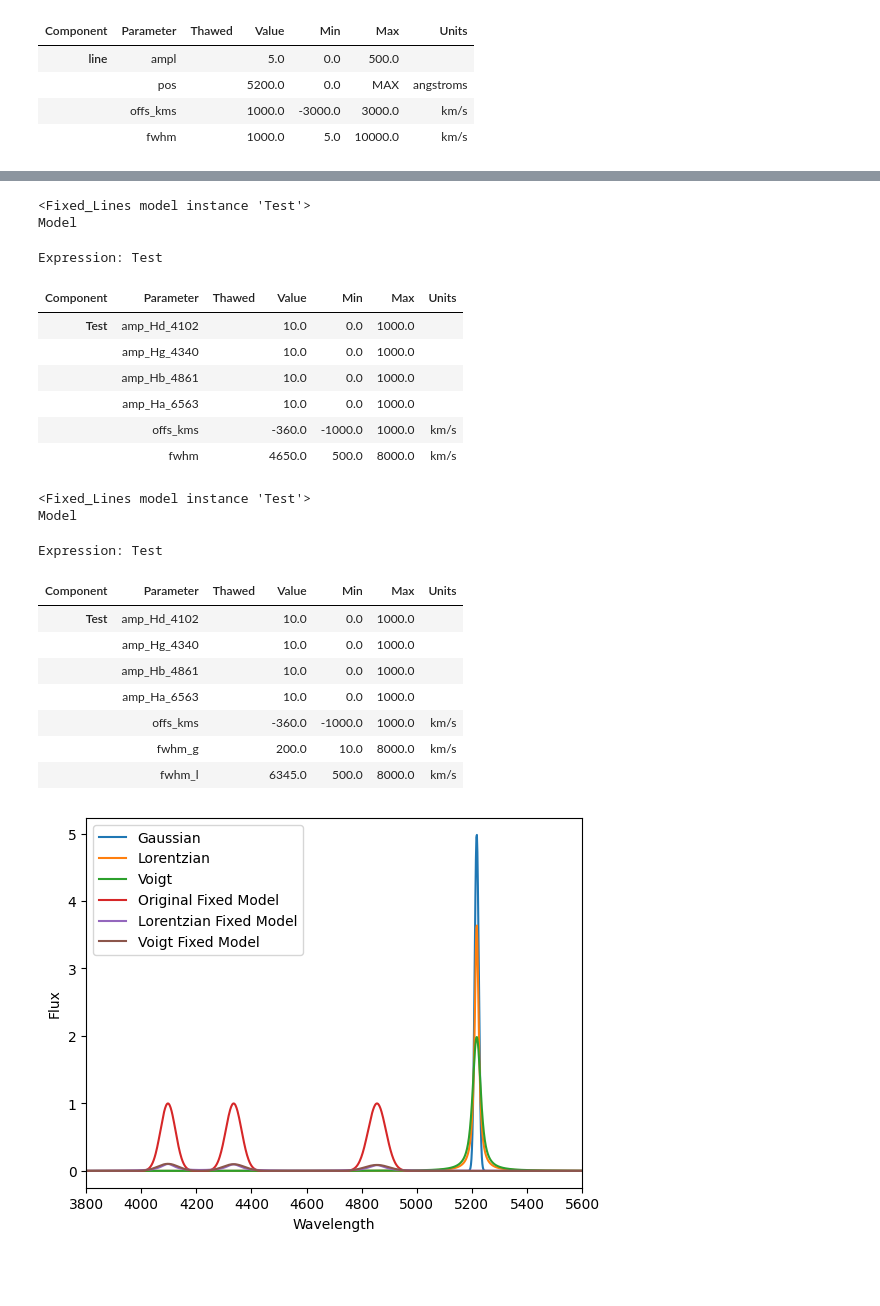
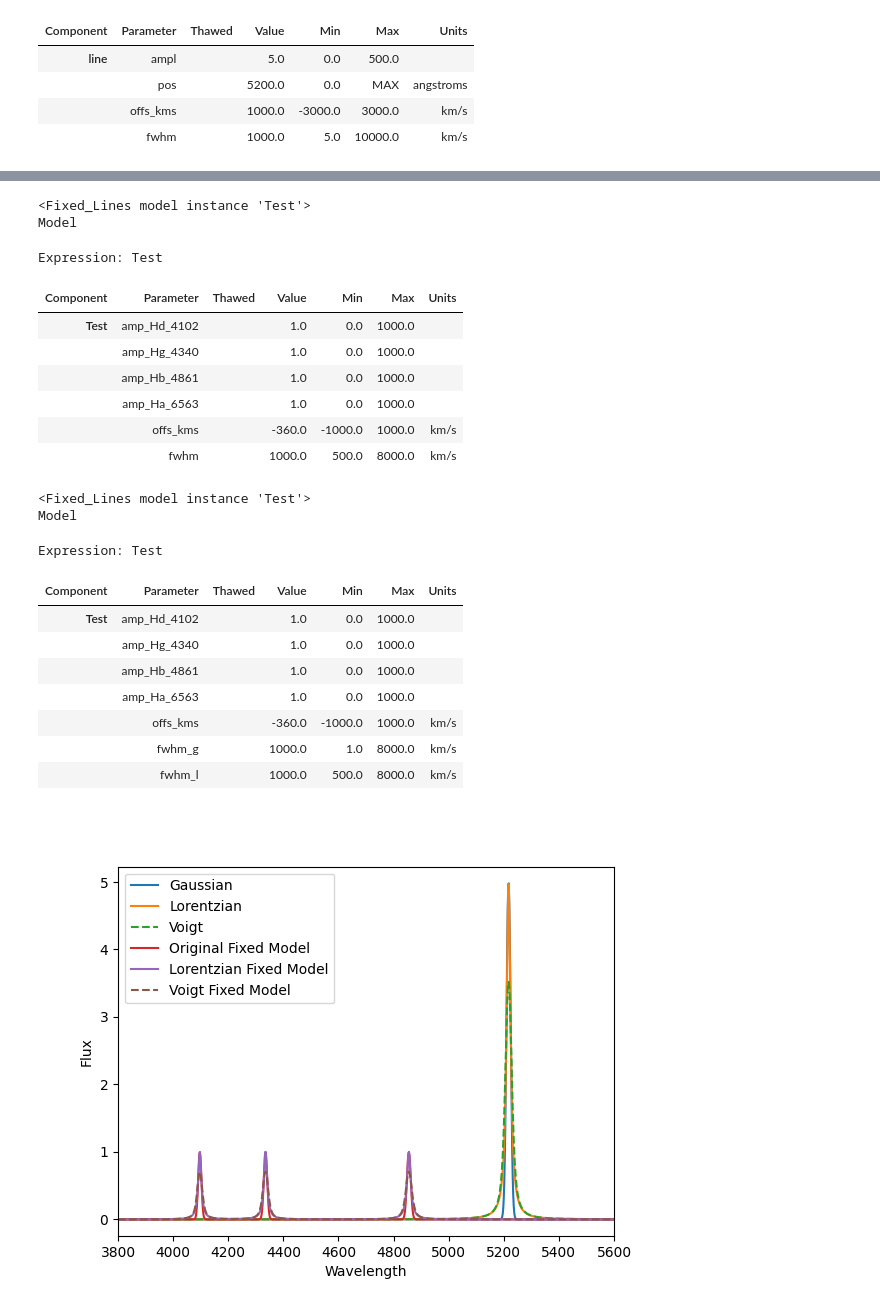
Before and after one commit to pier-astro/AGNLab, a Jupyter notebook: examples/Test_Models.ipynb, the cells around one changed output, grey strips where cells are left out. Drawn from its saved outputs; the diff is of its cells as text; code cells hidden in the pictures; blank space fills up the shorter version.

Commit message:
Updated Lorentzian and Voigt profile to have the Lorentzian profile normalized to the peak.

```diff
--- a/examples/Test_Models.ipynb
+++ b/examples/Test_Models.ipynb
@@ -36,7 +36,7 @@ Expression: line
 |  | offs_kms |  | 1000.0 | -3000.0 | 3000.0 | km/s |
 |  | fwhm |  | 1000.0 | 5.0 | 10000.0 | km/s |
 # %%
-m_voigt = AGNFitLabModels.create_voigt_line(name='line', pos=5200, ampl=100, fwhm_g=1000, fwhm_l=1500, offset=1000)
+m_voigt = AGNFitLabModels.create_voigt_line(name='line', pos=5200, ampl=5, fwhm_g=1000, fwhm_l=1000, offset=1000)
 m_voigt
 # %% [output]
 <VoigtEmLine model instance 'line'>
@@ -51,6 +51,6 @@ Expression: line
 # %%
 fixed_ori = FantasyModels.create_fixed_model(['hydrogen.csv'], name='Test',
-                                         fwhm=4650, min_fwhm=500, max_fwhm=8000,
+                                         fwhm=1000, min_fwhm=500, max_fwhm=8000,
                                          offset=-360., min_offset=-1000, max_offset=1000,
                                          amplitude=1, min_amplitude=0, max_amplitude=1000)
 fixed_ori
@@ -68,8 +68,8 @@ Expression: Test
 # %%
 my_fixed = AGNFitLabModels.create_fixed_model(['hydrogen.csv'], name='Test',
-                                         fwhm=4650, min_fwhm=500, max_fwhm=8000,
+                                         fwhm=1000, min_fwhm=500, max_fwhm=8000,
                                          offset=-360., min_offset=-1000, max_offset=1000,
-                                         amplitude=10, min_amplitude=0, max_amplitude=1000,
+                                         amplitude=1, min_amplitude=0, max_amplitude=1000,
                                          profile='lorentz')
 my_fixed
 # %% [output]
@@ -77,49 +77,49 @@ my_fixed
 Model
 Expression: Test
 | Component | Parameter | Thawed | Value | Min | Max | Units |
-| Test | amp_Hd_4102 |  | 10.0 | 0.0 | 1000.0 |  |
-|  | amp_Hg_4340 |  | 10.0 | 0.0 | 1000.0 |  |
-|  | amp_Hb_4861 |  | 10.0 | 0.0 | 1000.0 |  |
-|  | amp_Ha_6563 |  | 10.0 | 0.0 | 1000.0 |  |
+| Test | amp_Hd_4102 |  | 1.0 | 0.0 | 1000.0 |  |
+|  | amp_Hg_4340 |  | 1.0 | 0.0 | 1000.0 |  |
+|  | amp_Hb_4861 |  | 1.0 | 0.0 | 1000.0 |  |
+|  | amp_Ha_6563 |  | 1.0 | 0.0 | 1000.0 |  |
 |  | offs_kms |  | -360.0 | -1000.0 | 1000.0 | km/s |
-|  | fwhm |  | 4650.0 | 500.0 | 8000.0 | km/s |
+|  | fwhm |  | 1000.0 | 500.0 | 8000.0 | km/s |
 # %%
 my_voigt = AGNFitLabModels.create_voigt_fixed_model(['hydrogen.csv'], name='Test',
-                                         fwhm_g=200, min_fwhm_g=10, max_fwhm_g=8000,
-                                         fwhm_l=6345, min_fwhm_l=500, max_fwhm_l=8000,
+                                         fwhm_g=1000, min_fwhm_g=1, max_fwhm_g=8000,
+                                         fwhm_l=1000, min_fwhm_l=500, max_fwhm_l=8000,
                                          offset=-360., min_offset=-1000, max_offset=1000,
-                                         amplitude=10, min_amplitude=0, max_amplitude=1000)
+                                         amplitude=1, min_amplitude=0, max_amplitude=1000)
 my_voigt
 # %% [output]
 <Fixed_Lines model instance 'Test'>
 Model
 Expression: Test
 | Component | Parameter | Thawed | Value | Min | Max | Units |
-| Test | amp_Hd_4102 |  | 10.0 | 0.0 | 1000.0 |  |
-|  | amp_Hg_4340 |  | 10.0 | 0.0 | 1000.0 |  |
-|  | amp_Hb_4861 |  | 10.0 | 0.0 | 1000.0 |  |
-|  | amp_Ha_6563 |  | 10.0 | 0.0 | 1000.0 |  |
+| Test | amp_Hd_4102 |  | 1.0 | 0.0 | 1000.0 |  |
+|  | amp_Hg_4340 |  | 1.0 | 0.0 | 1000.0 |  |
+|  | amp_Hb_4861 |  | 1.0 | 0.0 | 1000.0 |  |
+|  | amp_Ha_6563 |  | 1.0 | 0.0 | 1000.0 |  |
 |  | offs_kms |  | -360.0 | -1000.0 | 1000.0 | km/s |
-|  | fwhm_g |  | 200.0 | 10.0 | 8000.0 | km/s |
-|  | fwhm_l |  | 6345.0 | 500.0 | 8000.0 | km/s |
+|  | fwhm_g |  | 1000.0 | 1.0 | 8000.0 | km/s |
+|  | fwhm_l |  | 1000.0 | 500.0 | 8000.0 | km/s |
 # %%
 # Dummy data
 wave = np.linspace(3800, 5600, 1000)
 
 plt.figure()
 
 plt.plot(wave, m(wave), label='Gaussian')
 plt.plot(wave, m_lorentz(wave), label='Lorentzian')
-plt.plot(wave, m_voigt(wave), label='Voigt')
+plt.plot(wave, m_voigt(wave), label='Voigt', ls='--')
 
 plt.plot(wave, fixed_ori(wave), label='Original Fixed Model')
 plt.plot(wave, my_fixed(wave), label='Lorentzian Fixed Model')
-plt.plot(wave, my_voigt(wave), label='Voigt Fixed Model')
+plt.plot(wave, my_voigt(wave), label='Voigt Fixed Model', ls='--')
 
 plt.xlabel('Wavelength')
 plt.ylabel('Flux')
 plt.margins(x=0)
 plt.legend()
 plt.show()
 # %% [output]
-[figure, old version]
+[figure, new version]
```
Also changed, not shown: parts of 5 cells of this notebook, 4 other files.
